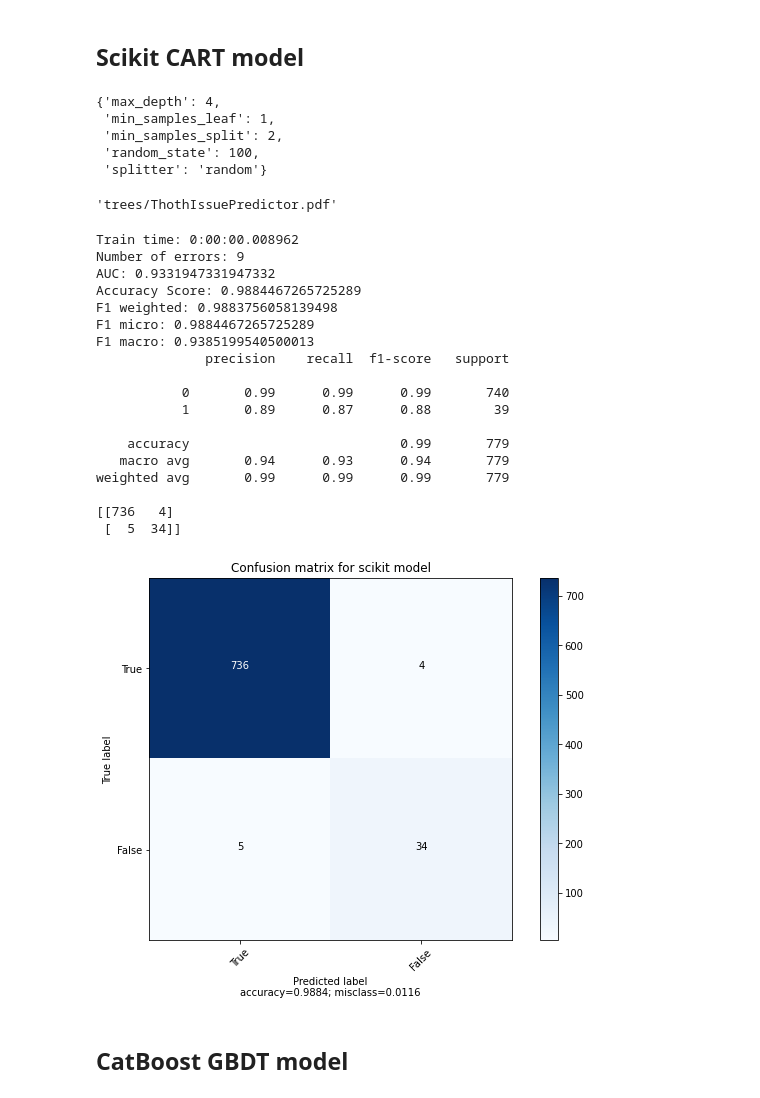
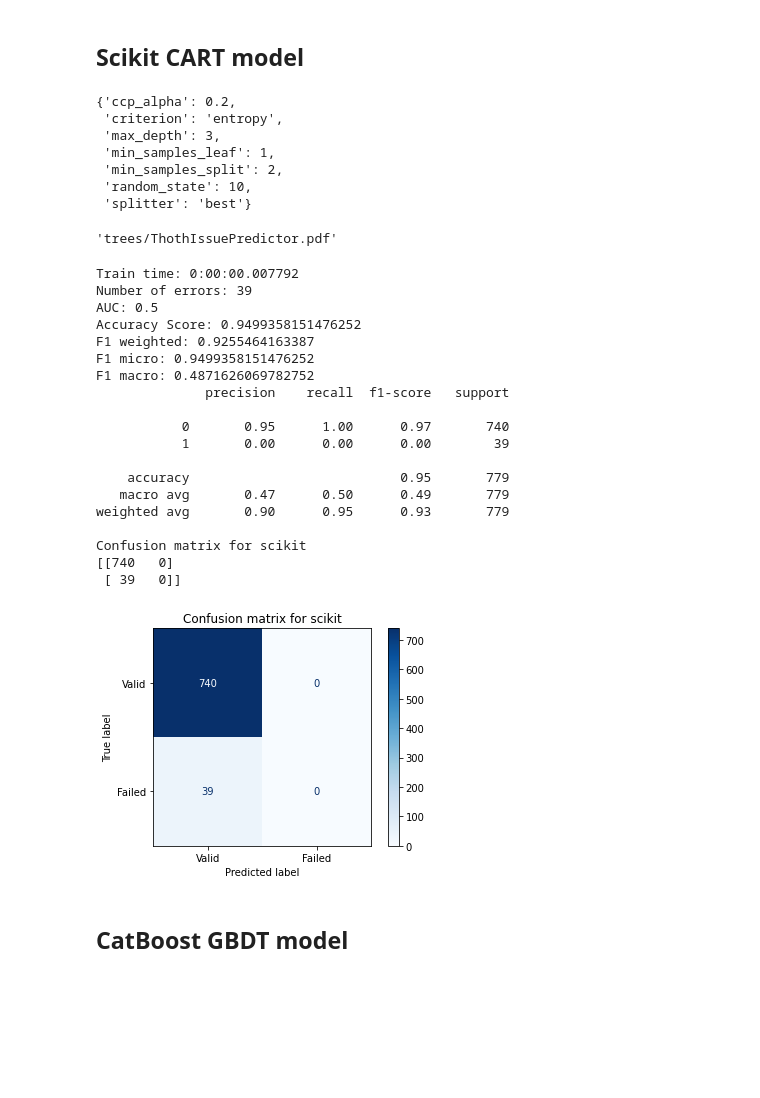
Before and after one commit to TomasJani/thoth-issue-predictor, a Jupyter notebook: thoth_issue_predictor/notebooks/ThothIssuePredictor.ipynb, the cells around one changed output. Cells and saved outputs as stored; diff of their text form; code cells hidden in the pictures; blank space fills up the shorter version.

Commit message:
Refactor model evaluation

```diff
--- a/thoth_issue_predictor/notebooks/ThothIssuePredictor.ipynb
+++ b/thoth_issue_predictor/notebooks/ThothIssuePredictor.ipynb
@@ -26,5 +29,4 @@ from thoth_issue_predictor.utils.preprocessing import (
 )
 # %%
-FILE_NAME = "../datasets/dataset.zip"
-inspections_df = prepare_df(FILE_NAME)
+inspections_df = prepare_df()
 exit_codes = inspections_df["exit_code"]
@@ -89,27 +187,16 @@ X_train, X_test, y_train, y_test = train_test_split(
 # %% [markdown]
 ## Scikit CART model
-# %%
-tuned_parameters = [
-    {
-        "splitter": ["best", "random"],
-        "max_depth": [3, 4, 5],
-        "min_samples_split": [2, 5, 8],
-        "min_samples_leaf": [1, 3, 5],
-        "random_state": [20, 50, 100],
-    }
-]
-
-clf = GridSearchCV(DecisionTreeClassifier(), tuned_parameters)
-clf.fit(X_train, y_train)
-
-best_params = clf.best_params_
-best_params
-# %% [output]
-{'max_depth': 4,
- 'min_samples_leaf': 1,
- 'min_samples_split': 2,
- 'random_state': 100,
- 'splitter': 'random'}
+# %%
+best_params = grid_search_scikit(X_train, y_train)
+best_params
+# %% [output]
+{'ccp_alpha': 0.2,
+ 'criterion': 'entropy',
+ 'max_depth': 3,
+ 'min_samples_leaf': 1,
+ 'min_samples_split': 2,
+ 'random_state': 10,
+ 'splitter': 'best'}
 # %%
 clf = DecisionTreeClassifier(**best_params)
 
@@ -135,28 +222,30 @@ graph.render("trees/ThothIssuePredictor", format="pdf")
 # %% [output]
 'trees/ThothIssuePredictor.pdf'
 # %%
-scikit_evaluation = ModelEvaluation("scikit", end - start, y_test, pred)
+scikit_evaluation = ModelEvaluation("scikit", clf, end - start, X_test, y_test)
+scikit_evaluation.predict_and_save()
 scikit_evaluation.print()
 # %% [output]
-Train time: 0:00:00.008962
-Number of errors: 9
-AUC: 0.9331947331947332
-Accuracy Score: 0.9884467265725289
-F1 weighted: 0.9883756058139498
-F1 micro: 0.9884467265725289
-F1 macro: 0.9385199540500013
+Train time: 0:00:00.007792
+Number of errors: 39
+AUC: 0.5
+Accuracy Score: 0.9499358151476252
+F1 weighted: 0.9255464163387
+F1 micro: 0.9499358151476252
+F1 macro: 0.4871626069782752
               precision    recall  f1-score   support
 
-           0       0.99      0.99      0.99       740
-           1       0.89      0.87      0.88        39
+           0       0.95      1.00      0.97       740
+           1       0.00      0.00      0.00        39
 
-    accuracy                           0.99       779
-   macro avg       0.94      0.93      0.94       779
-weighted avg       0.99      0.99      0.99       779
+    accuracy                           0.95       779
+   macro avg       0.47      0.50      0.49       779
+weighted avg       0.90      0.95      0.93       779
 
-[[736   4]
- [  5  34]]
+Confusion matrix for scikit
+[[740   0]
+ [ 39   0]]
-[figure, old version]
+[figure, new version]
 # %% [markdown]
 ## CatBoost GBDT model
 # %%
```
Also changed, not shown: parts of 17 cells of this notebook, 11 other files.
